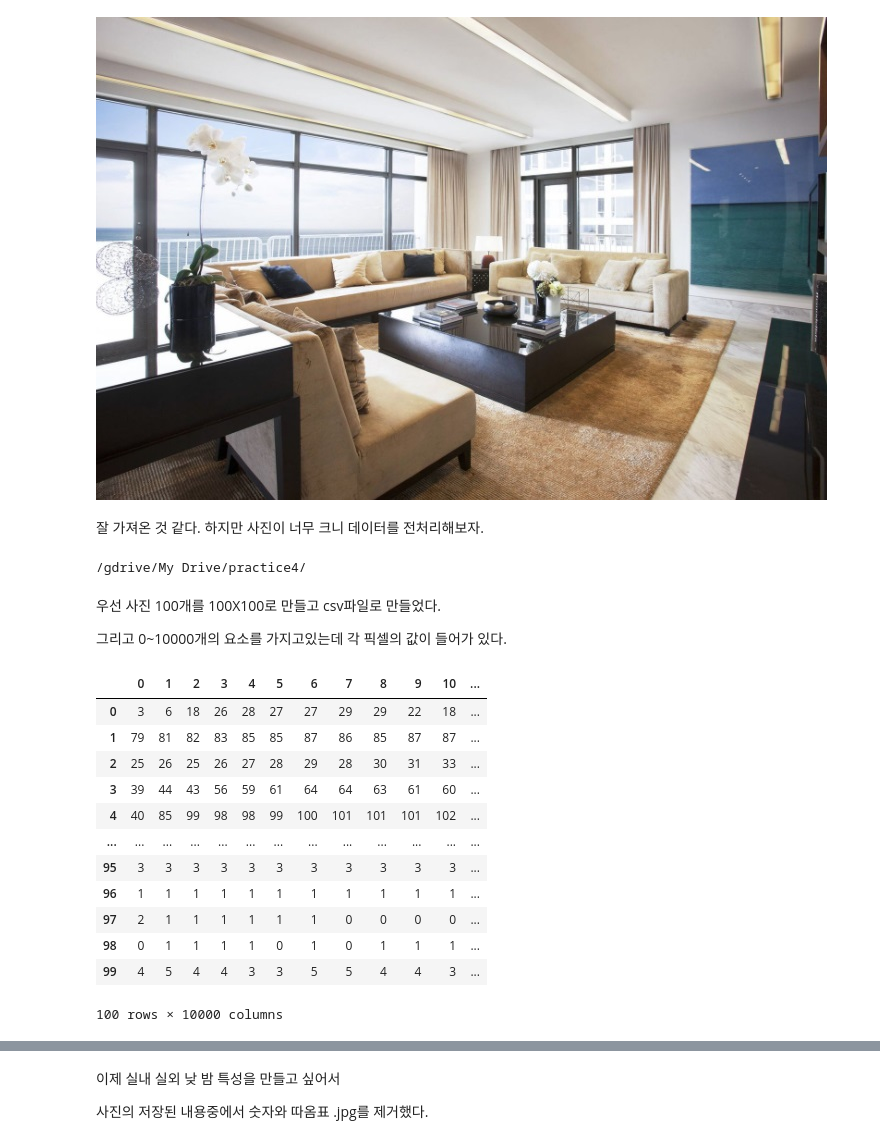
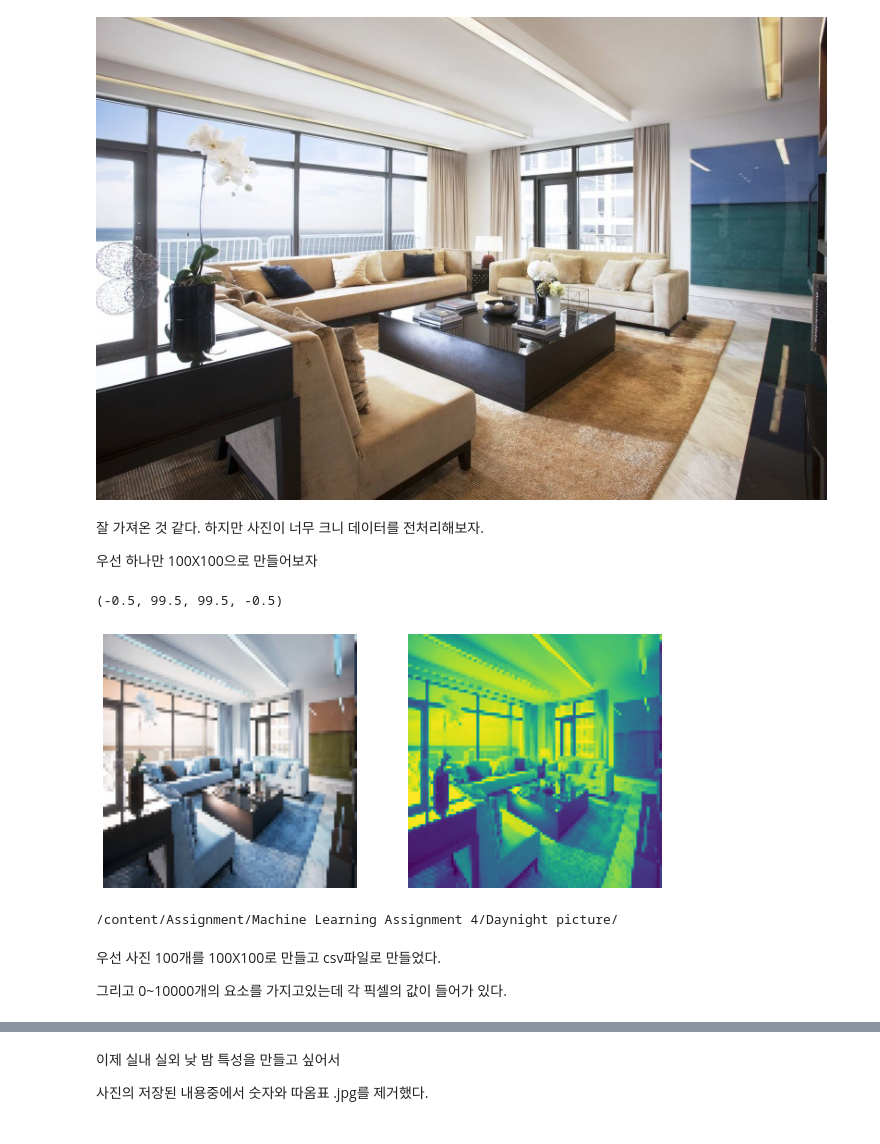
Before and after one commit to Oh3gwnn/Machine_Learning_Practice, a Jupyter notebook: Machine Learning Assignment 4/Practice_4_2.ipynb, the cells around one changed output, grey strips where cells are left out. Cells and saved outputs as stored; diff of their text form; code cells hidden in the pictures.

```diff
--- a/Machine Learning Assignment 4/Practice_4_2.ipynb
+++ b/Machine Learning Assignment 4/Practice_4_2.ipynb
@@ -74,12 +68,46 @@ Image('/content/Assignment/Machine Learning Assignment 4/Daynight picture/inside
 [figure]
 # %% [markdown]
 잘 가져온 것 같다. 하지만 사진이 너무 크니 데이터를 전처리해보자.
+
+우선 하나만 100X100으로 만들어보자
+# %%
+from PIL import Image
+import numpy as np
+import sys
+import os
+import csv
+import matplotlib.pyplot as plt
+import cv2
+
+fname = '/content/Assignment/Machine Learning Assignment 4/Daynight picture/inside_day1.jpg'
+
+
+original = cv2.imread(fname, cv2.IMREAD_COLOR)
+original = cv2.resize(original, (100, 100)).flatten()
+gray = cv2.imread(fname, cv2.IMREAD_GRAYSCALE)
+gray = cv2.resize(gray, (100, 100)).flatten()
+np_ori = np.asarray(original)
+np_gray = np.asarray(gray)
+
+
+plt.figure(figsize=(10,10))
+plt.subplot(1, 2, 1)
+plt.imshow(np_ori.reshape(100, 100, 3))
+plt.axis('off')
+
+plt.subplot(1, 2, 2)
+plt.imshow(np_gray.reshape(100, 100))
+plt.axis('off')
+# %% [output]
+(-0.5, 99.5, 99.5, -0.5)
+[figure, added]
 # %%
 from PIL import Image
 import numpy as np
 import sys
 import os
 import csv
+import matplotlib.pyplot as plt
 
 def createFileList(myDir, format='.jpg'):
   fileList = []
@@ -91,22 +119,21 @@ def createFileList(myDir, format='.jpg'):
               fileList.append(fullName)
   return fileList
 
-myFileList = createFileList('/gdrive/My Drive/practice4/')
-file_name = os.listdir('/gdrive/My Drive/practice4/')
+myFileList = createFileList('/content/Assignment/Machine Learning Assignment 4/Daynight picture/')
+file_name = os.listdir('/content/Assignment/Machine Learning Assignment 4/Daynight picture/')
 
 for file in myFileList:
     img_file = Image.open(file)
 
     img_file = img_file.resize((100,100))
-
     img_grey = img_file.convert('L')
 
     # Save Greyscale values
     value = np.asarray(img_grey.getdata(), dtype=np.int).reshape((img_grey.size[1], img_grey.size[0]))
     value = value.flatten()
 
-    with open("img_pixels.csv", 'a') as f:
+    with open("img_pixels_grey.csv", 'a') as f:
         writer = csv.writer(f)
         writer.writerow(value)
 # %% [output]
-/gdrive/My Drive/practice4/
+/content/Assignment/Machine Learning Assignment 4/Daynight picture/
@@ -117,19 +141,3 @@ daynight = pd.read_csv('/content/img_pixels.csv', header=None)
 우선 사진 100개를 100X100로 만들고 csv파일로 만들었다.
 
 그리고 0~10000개의 요소를 가지고있는데 각 픽셀의 값이 들어가 있다.
-# %%
-daynight
-# %% [output]
-|  | 0 | 1 | 2 | 3 | 4 | 5 | 6 | 7 | 8 | 9 | 10 | ... |
-| 0 | 3 | 6 | 18 | 26 | 28 | 27 | 27 | 29 | 29 | 22 | 18 | ... |
-| 1 | 79 | 81 | 82 | 83 | 85 | 85 | 87 | 86 | 85 | 87 | 87 | ... |
-| 2 | 25 | 26 | 25 | 26 | 27 | 28 | 29 | 28 | 30 | 31 | 33 | ... |
-| 3 | 39 | 44 | 43 | 56 | 59 | 61 | 64 | 64 | 63 | 61 | 60 | ... |
-| 4 | 40 | 85 | 99 | 98 | 98 | 99 | 100 | 101 | 101 | 101 | 102 | ... |
-| ... | ... | ... | ... | ... | ... | ... | ... | ... | ... | ... | ... | ... |
-| 95 | 3 | 3 | 3 | 3 | 3 | 3 | 3 | 3 | 3 | 3 | 3 | ... |
-| 96 | 1 | 1 | 1 | 1 | 1 | 1 | 1 | 1 | 1 | 1 | 1 | ... |
-| 97 | 2 | 1 | 1 | 1 | 1 | 1 | 1 | 0 | 0 | 0 | 0 | ... |
-| 98 | 0 | 1 | 1 | 1 | 1 | 0 | 1 | 0 | 1 | 1 | 1 | ... |
-| 99 | 4 | 5 | 4 | 4 | 3 | 3 | 5 | 5 | 4 | 4 | 3 | ... |
-100 rows × 10000 columns
```
Also changed, not shown: parts of 51 cells of this notebook, 1 other file.
